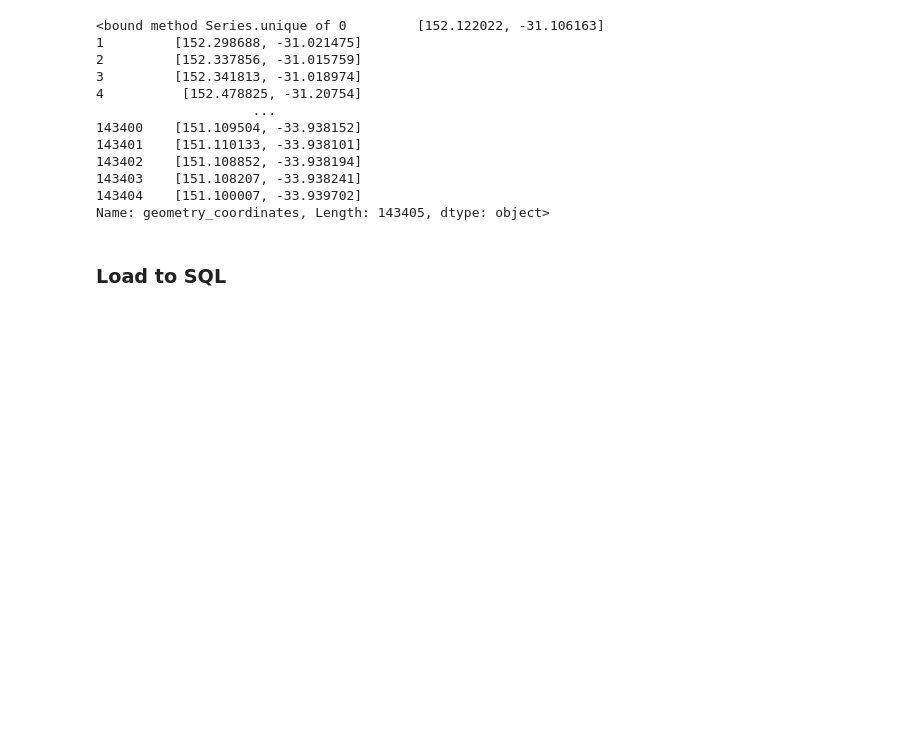
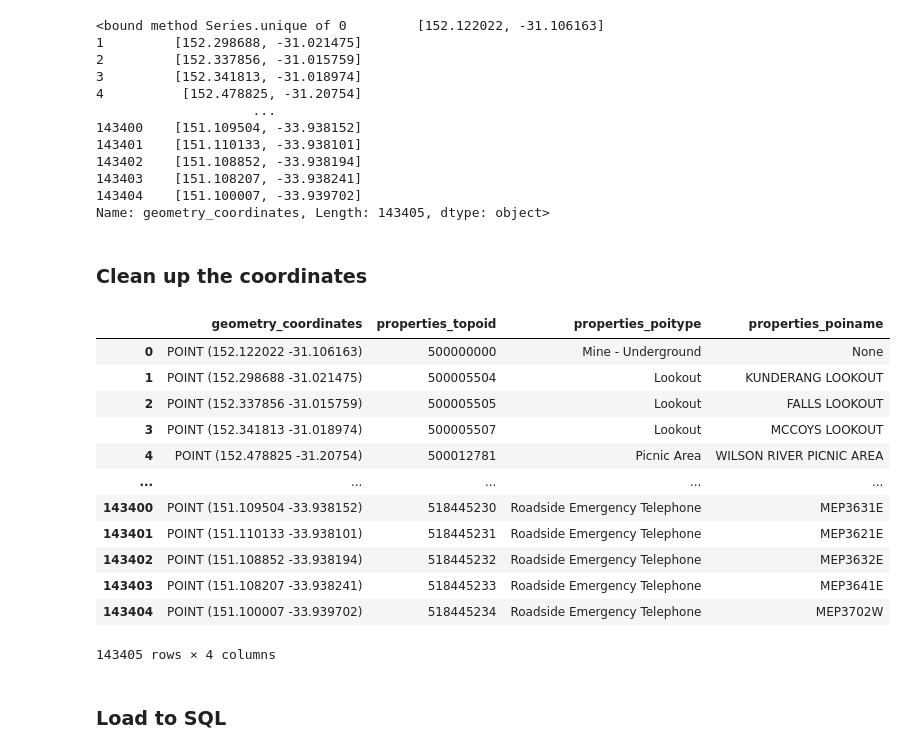
Before and after one commit to MichelangeloNardi/DATA2901--2024S1, a Jupyter notebook: Data Validation_JL.ipynb, the cells around one changed output. Saved outputs shown, nothing was run; the diff lists cells and outputs as text; code cells hidden in the pictures; blank space fills up the shorter version.

```diff
--- a/Data Validation_JL.ipynb
+++ b/Data Validation_JL.ipynb
@@ -1200,3 +1201,5 @@ Name: geometry_coordinates, Length: 143405, dtype: object>
 # %%
 # keep only useful columns
 df_poi_clean = df_poi[['geometry_coordinates','properties_topoid','properties_poitype','properties_poiname']]
+# %% [markdown]
+### Clean up the coordinates
@@ -1203,2 +1208,25 @@ df_poi_clean = df_poi[['geometry_coordinates','properties_topoid','properties_po
+# %%
+def create_point(coords):
+    return Point(coords[0], coords[1])
+
+# Apply the function to create Point geometries
+df_poi_clean_geo['geometry_coordinates'] = df_poi_clean_geo['geometry_coordinates'].apply(create_point)
+
+
+df_poi_clean_geo
+# %% [output]
+|  | geometry_coordinates | properties_topoid | properties_poitype | properties_poiname |
+| 0 | POINT (152.122022 -31.106163) | 500000000 | Mine - Underground | None |
+| 1 | POINT (152.298688 -31.021475) | 500005504 | Lookout | KUNDERANG LOOKOUT |
+| 2 | POINT (152.337856 -31.015759) | 500005505 | Lookout | FALLS LOOKOUT |
+| 3 | POINT (152.341813 -31.018974) | 500005507 | Lookout | MCCOYS LOOKOUT |
+| 4 | POINT (152.478825 -31.20754) | 500012781 | Picnic Area | WILSON RIVER PICNIC AREA |
+| ... | ... | ... | ... | ... |
+| 143400 | POINT (151.109504 -33.938152) | 518445230 | Roadside Emergency Telephone | MEP3631E |
+| 143401 | POINT (151.110133 -33.938101) | 518445231 | Roadside Emergency Telephone | MEP3621E |
+| 143402 | POINT (151.108852 -33.938194) | 518445232 | Roadside Emergency Telephone | MEP3632E |
+| 143403 | POINT (151.108207 -33.938241) | 518445233 | Roadside Emergency Telephone | MEP3641E |
+| 143404 | POINT (151.100007 -33.939702) | 518445234 | Roadside Emergency Telephone | MEP3702W |
+143405 rows × 4 columns
 # %% [markdown]
 ### Load to SQL
```
Also changed, not shown: parts of 14 cells of this notebook, 1 other file.
